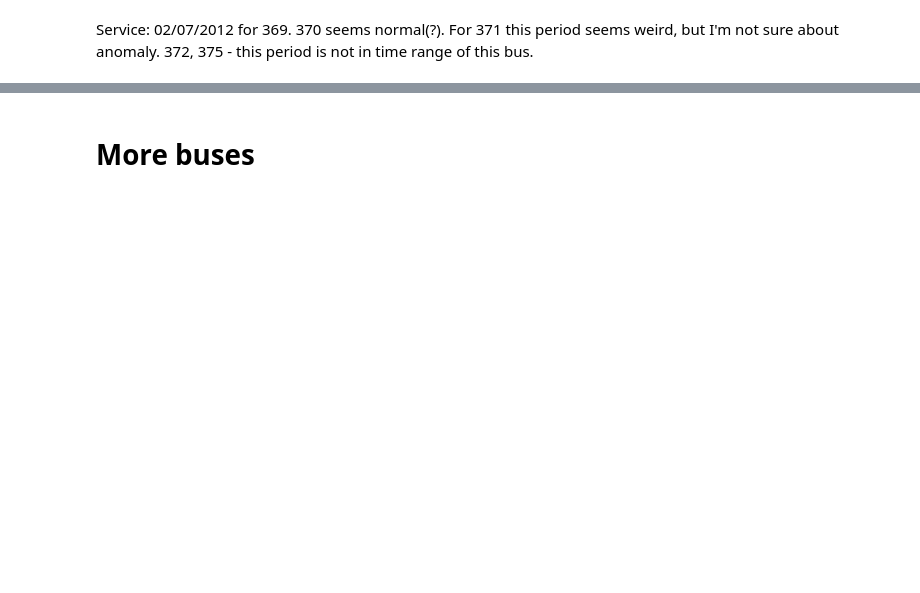
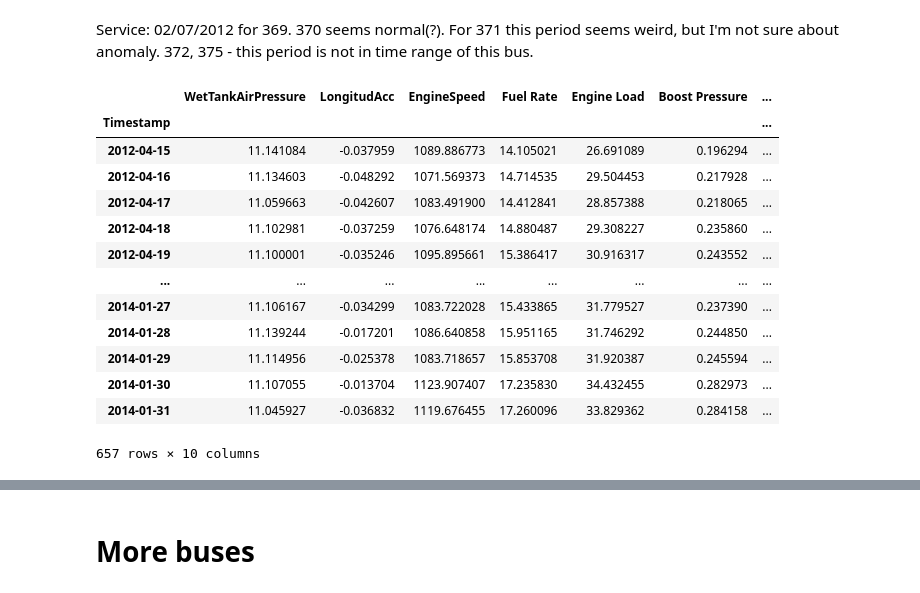
Before and after one commit to SebChw/RSIF, a Jupyter notebook: notebooks/volvo_data_lookup.ipynb, the cells around one changed output, grey strips where cells are left out. Cells and saved outputs as stored; diff of their text form; code cells hidden in the pictures; blank space fills up the shorter version.

```diff
--- a/notebooks/volvo_data_lookup.ipynb
+++ b/notebooks/volvo_data_lookup.ipynb
@@ -66,3 +53,21 @@ Name: Timestamp, Length: 10908300, dtype: datetime64[ns]
 # %% [markdown]
 Service: 02/07/2012 for 369. 370 seems normal(?). For 371 this period seems weird, but I'm not sure about anomaly. 372, 375 - this period is not in time range of this bus.
+# %%
+data = data.resample("24H").mean()
+data
+# %% [output]
+|  | WetTankAirPressure | LongitudAcc | EngineSpeed | Fuel Rate | Engine Load | Boost Pressure | ... |
+| Timestamp |  |  |  |  |  |  | ... |
+| 2012-04-15 | 11.141084 | -0.037959 | 1089.886773 | 14.105021 | 26.691089 | 0.196294 | ... |
+| 2012-04-16 | 11.134603 | -0.048292 | 1071.569373 | 14.714535 | 29.504453 | 0.217928 | ... |
+| 2012-04-17 | 11.059663 | -0.042607 | 1083.491900 | 14.412841 | 28.857388 | 0.218065 | ... |
+| 2012-04-18 | 11.102981 | -0.037259 | 1076.648174 | 14.880487 | 29.308227 | 0.235860 | ... |
+| 2012-04-19 | 11.100001 | -0.035246 | 1095.895661 | 15.386417 | 30.916317 | 0.243552 | ... |
+| ... | ... | ... | ... | ... | ... | ... | ... |
+| 2014-01-27 | 11.106167 | -0.034299 | 1083.722028 | 15.433865 | 31.779527 | 0.237390 | ... |
+| 2014-01-28 | 11.139244 | -0.017201 | 1086.640858 | 15.951165 | 31.746292 | 0.244850 | ... |
+| 2014-01-29 | 11.114956 | -0.025378 | 1083.718657 | 15.853708 | 31.920387 | 0.245594 | ... |
+| 2014-01-30 | 11.107055 | -0.013704 | 1123.907407 | 17.235830 | 34.432455 | 0.282973 | ... |
+| 2014-01-31 | 11.045927 | -0.036832 | 1119.676455 | 17.260096 | 33.829362 | 0.284158 | ... |
+657 rows × 10 columns
 # %%
```
Also changed, not shown: parts of 10 cells of this notebook.
